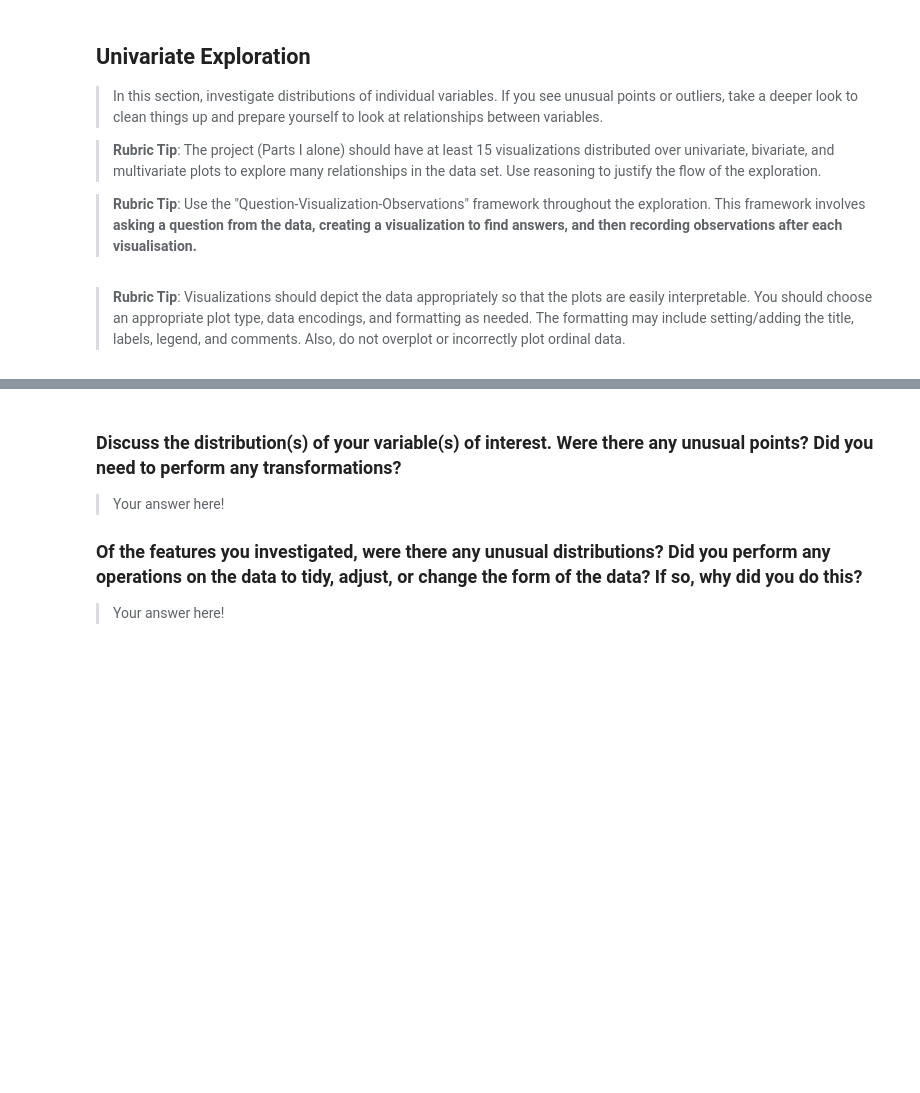
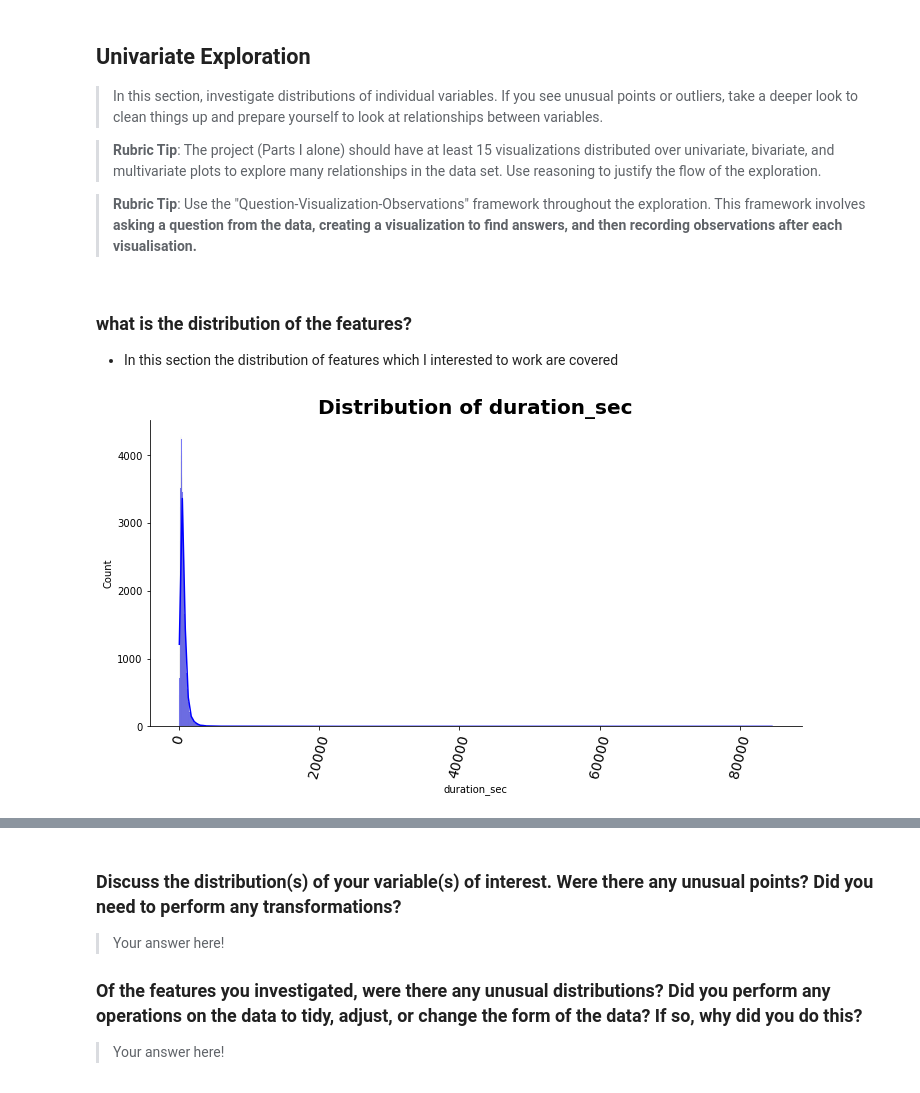
Before and after one commit to ekubay/Data_Visualization, a Jupyter notebook: Notebooks/Part_I_DataExploration.ipynb, the cells around one changed output, grey strips where cells are left out. Saved outputs shown, nothing was run; the diff lists cells and outputs as text; code cells hidden in the pictures; blank space fills up the shorter version.

```diff
--- a/Notebooks/Part_I_DataExploration.ipynb
+++ b/Notebooks/Part_I_DataExploration.ipynb
@@ -132,0 +142,3 @@ dtype: object
+# %%
+# dropping null values
+df_bike.dropna(inplace = True)
@@ -133,2 +166,6 @@ dtype: object
+# %%
+# Convert time variables from object to datetime
+df_bike['start_time'] = pd.to_datetime(df_bike['start_time'])
+df_bike['end_time'] = pd.to_datetime(df_bike['end_time'])
 # %% [markdown]
 ### What is/are the main feature(s) of interest in your dataset?
@@ -151,7 +189,11 @@ and prepare yourself to look at relationships between variables.
 
 
 >**Rubric Tip**: Use the "Question-Visualization-Observations" framework  throughout the exploration. This framework involves **asking a question from the data, creating a visualization to find answers, and then recording observations after each visualisation.**
-# %% [markdown]
-
-
->**Rubric Tip**: Visualizations should depict the data appropriately so that the plots are easily interpretable. You should choose an appropriate plot type, data encodings, and formatting as needed. The formatting may include setting/adding the title, labels, legend, and comments. Also, do not overplot or incorrectly plot ordinal data.
+# %% [markdown]
+### what is the distribution of the features?
+- In this section the distribution of features which I interested to work are covered
+# %%
+# duration_sec
+VisualiseDf.plot_hist(df_bike,'duration_sec','blue')
+# %% [output]
+[figure, added]
```
Also changed, not shown: parts of 70 cells of this notebook.
